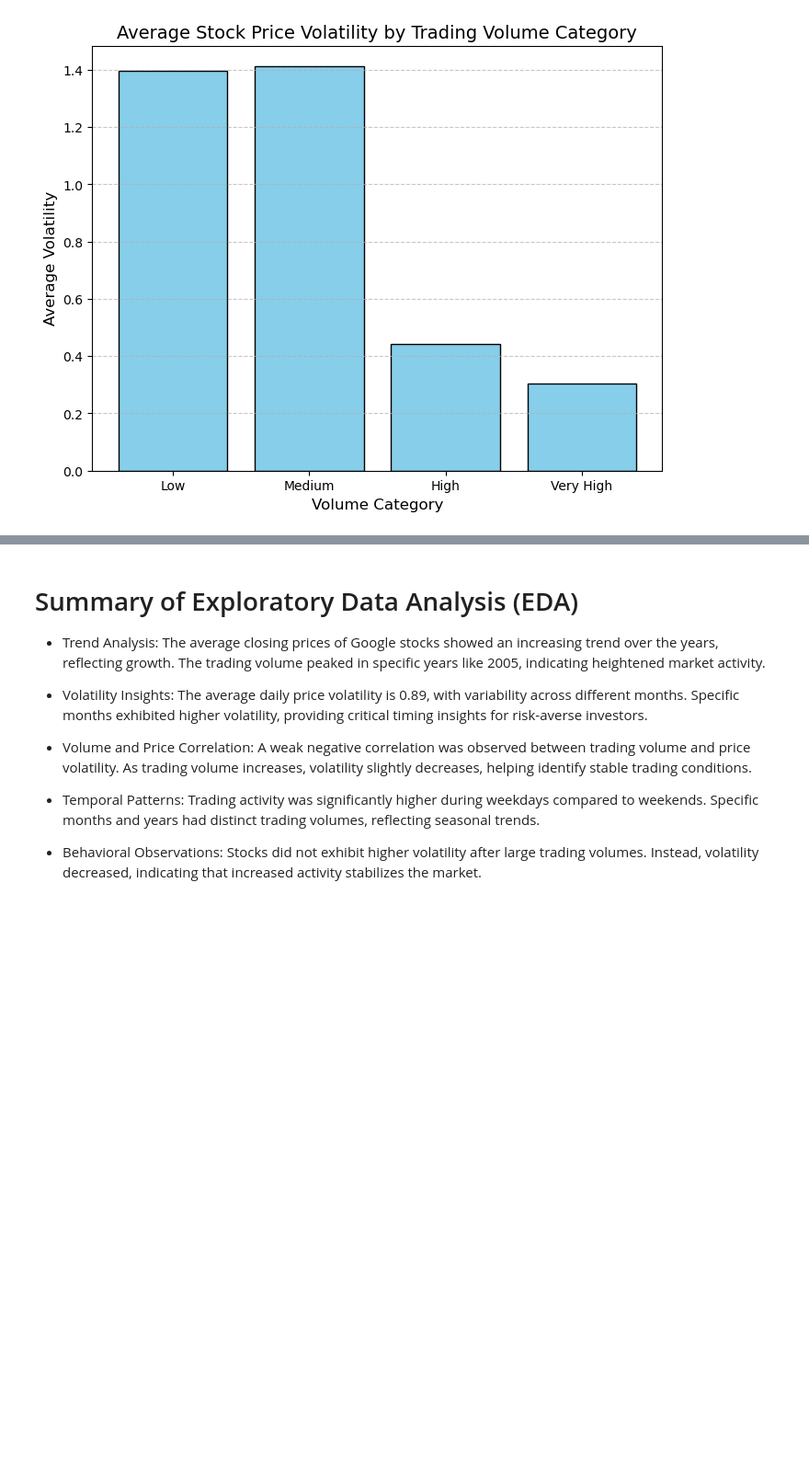
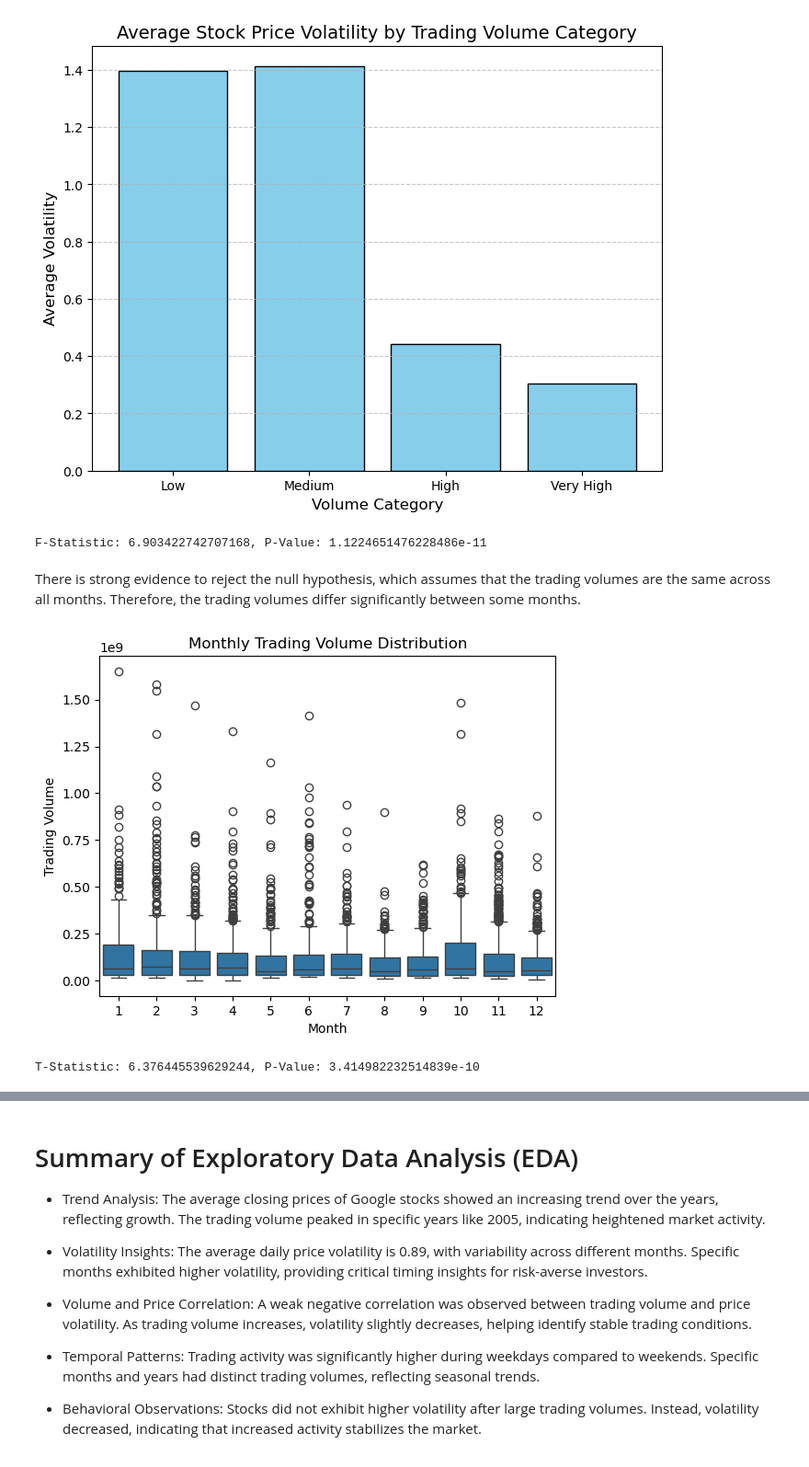
Before and after one commit to ElifSurucu/Google-Stock-Market-Data, a Jupyter notebook: Data_Analysiss_Notebook.ipynb, the cells around one changed output, grey strips where cells are left out. Shown at 92% size. Drawn from its saved outputs; the diff is of its cells as text; code cells hidden in the pictures; blank space fills up the shorter version.

Commit message:
data analysis updated

```diff
--- a/Data_Analysiss_Notebook.ipynb
+++ b/Data_Analysiss_Notebook.ipynb
@@ -723,3 +727,41 @@ plt.grid(axis='y', linestyle='--', alpha=0.7)
 plt.show()
 # %% [output]
 [figure]
+# %%
+# 6. Is there a significant difference in trading volume between months?
+
+monthly_volumes = df.groupby('Month')['Volume'].apply(list)
+
+# Perform ANOVA test
+f_stat, p_value = stats.f_oneway(*monthly_volumes)
+print(f"F-Statistic: {f_stat}, P-Value: {p_value}")
+# %% [output]
+F-Statistic: 6.903422742707168, P-Value: 1.1224651476228486e-11
+# %% [markdown]
+There is strong evidence to reject the null hypothesis, which assumes that the trading volumes are the same across all months. Therefore, the trading volumes differ significantly between some months.
+# %%
+# Boxplot visualization
+sns.boxplot(x=df['Month'], y=df['Volume'])
+plt.title("Monthly Trading Volume Distribution")
+plt.xlabel("Month")
+plt.ylabel("Trading Volume")
+plt.show()
+# %% [output]
+[figure, added]
+# %%
+# 7. Does the volatility in Google stock significantly differ during market crashes?
+# Label crash periods
+df['Crash'] = df['Date'].apply(lambda x: 1 if x.year in [2008, 2020] else 0)
+
+# Calculate daily volatility
+df['Volatility'] = df['High'] - df['Low']
+
+# Separate data into crash and non-crash groups
+crash_volatility = df[df['Crash'] == 1]['Volatility']
+non_crash_volatility = df[df['Crash'] == 0]['Volatility']
+
+# Perform t-test
+t_stat, p_value = stats.ttest_ind(crash_volatility, non_crash_volatility, equal_var=False)
+print(f"T-Statistic: {t_stat}, P-Value: {p_value}")
+# %% [output]
+T-Statistic: 6.376445539629244, P-Value: 3.414982232514839e-10
```
Also changed, not shown: parts of 5 cells of this notebook, 2 other files.
